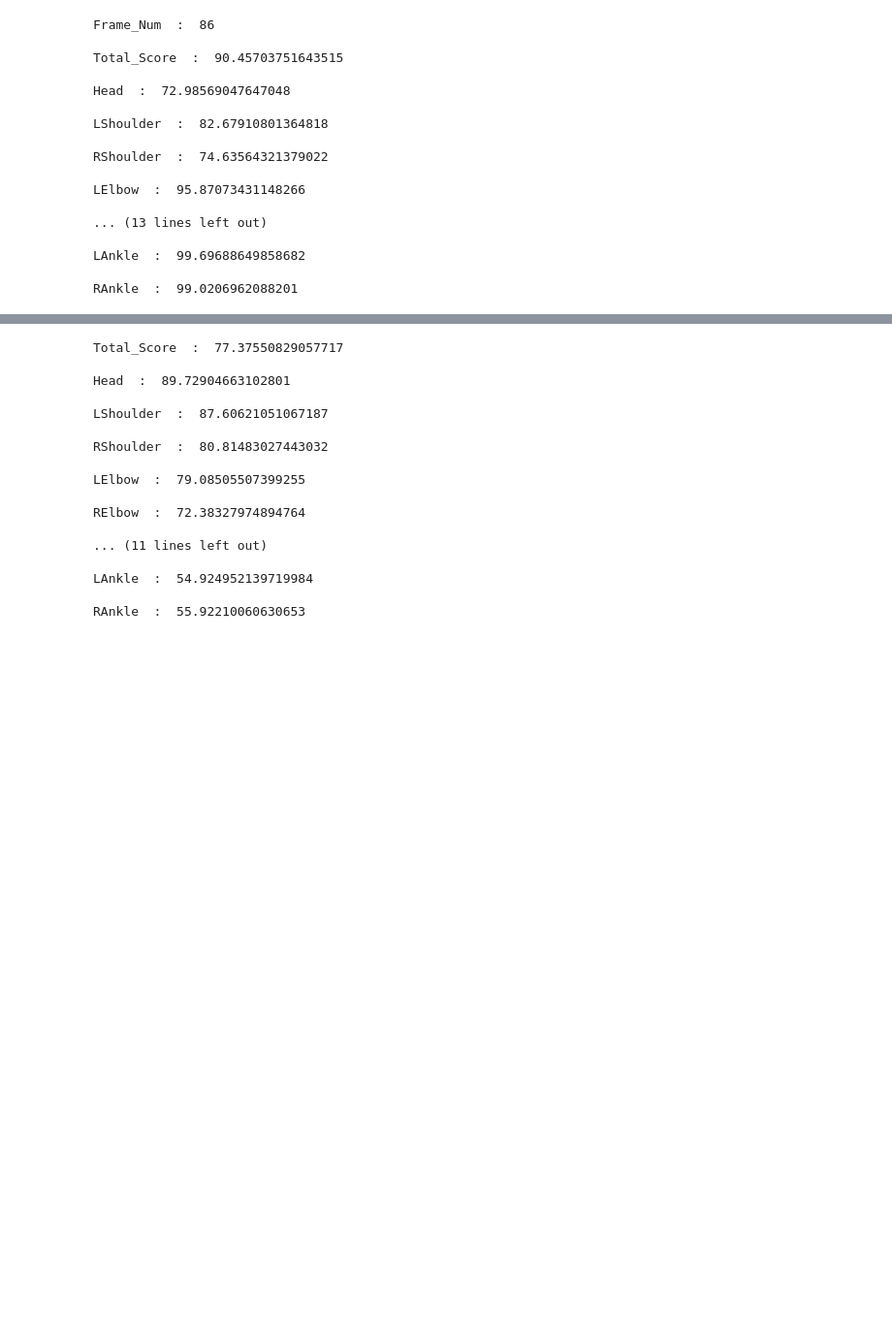
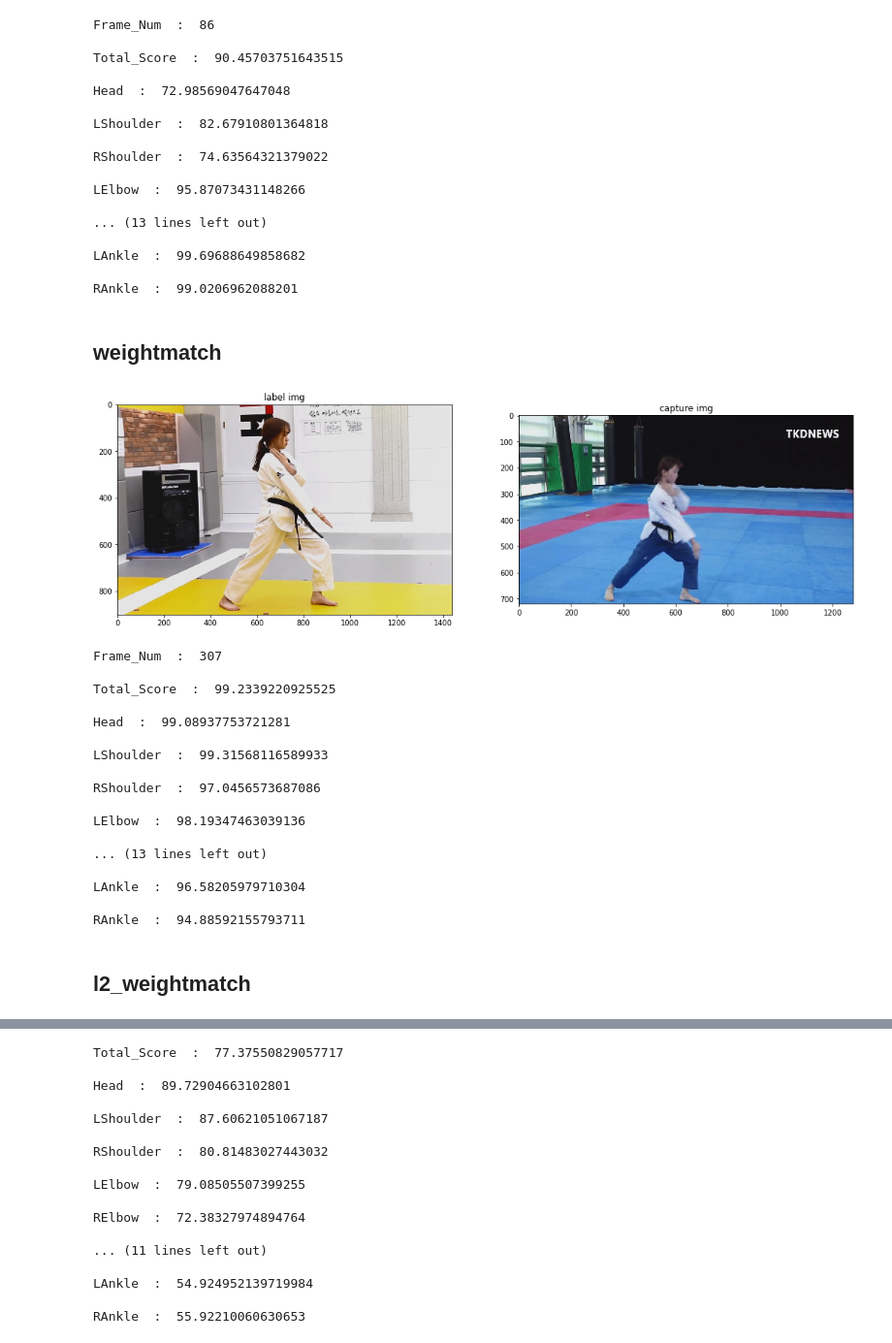
Before and after one commit to HwangToeMat/PoseEstimation_Scoring-Your-Video, a Jupyter notebook: Compare_pose.ipynb, the cells around one changed output, grey strips where cells are left out. Shown at 97% size. Drawn from its saved outputs; the diff is of its cells as text; code cells hidden in the pictures; blank space fills up the shorter version.

Commit message:
PoseEstimation_Scoring-Your-Video

```diff
--- a/Compare_pose.ipynb
+++ b/Compare_pose.ipynb
@@ -116,3 +118,28 @@ LElbow  :  95.87073431148266
 LAnkle  :  99.69688649858682
 
 RAnkle  :  99.0206962088201
+# %% [markdown]
+## weightmatch
+# %%
+Score = i2v.weightmatch("data/image/result/alphapose-TKD_5_l2norm.json","data/video/result/alphapose-TKD_test_l2norm.json", "data/image/TKD/TKD_5.png", 'data/video/TKD_test.mp4')
+# %% [output]
+[figure, added]
+Frame_Num  :  307
+
+Total_Score  :  99.2339220925525
+
+Head  :  99.08937753721281
+
+LShoulder  :  99.31568116589933
+
+RShoulder  :  97.0456573687086
+
+LElbow  :  98.19347463039136
+
+... (13 lines left out)
+
+LAnkle  :  96.58205979710304
+
+RAnkle  :  94.88592155793711
+# %% [markdown]
+## l2_weightmatch
```
Also changed, not shown: parts of 2 cells of this notebook, 33 other files.
